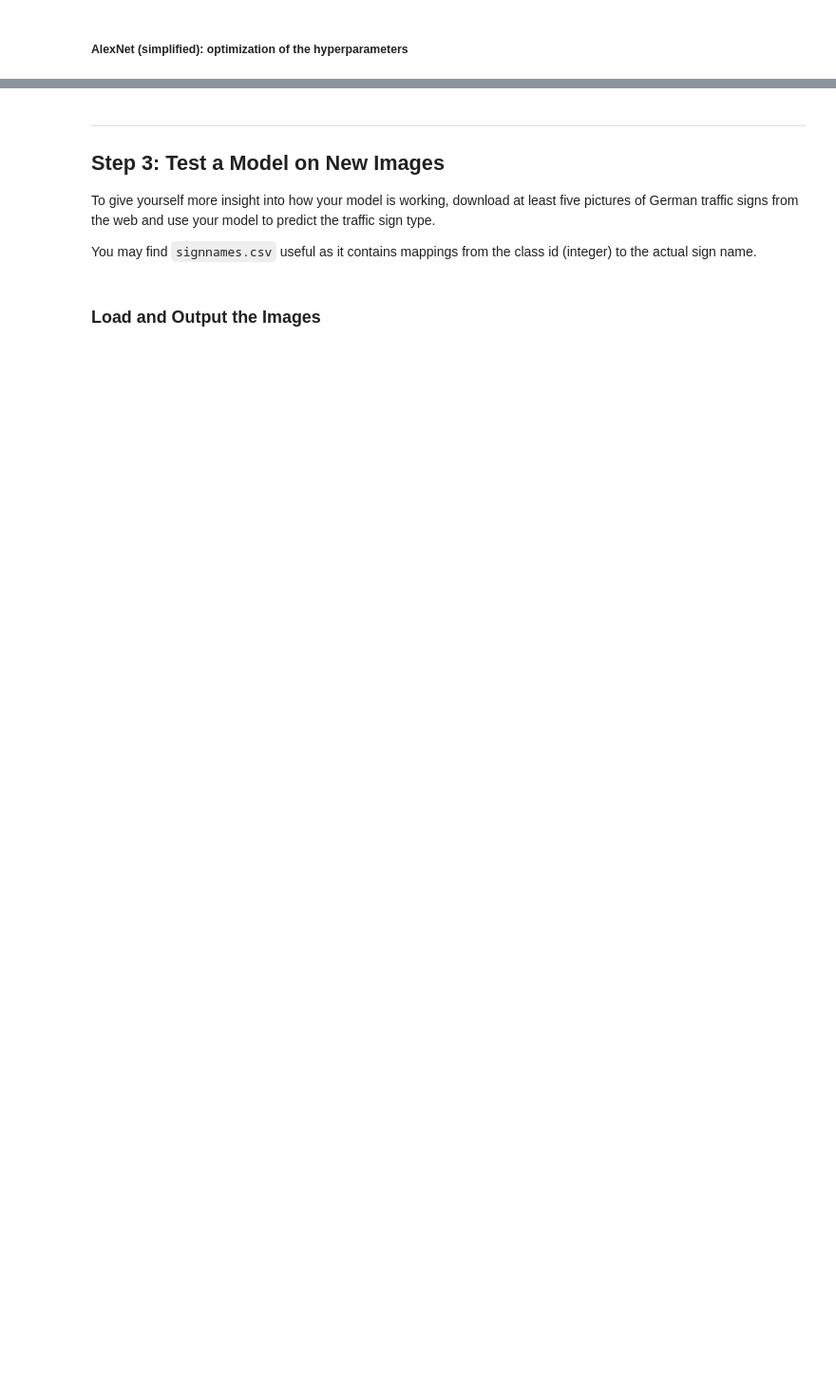
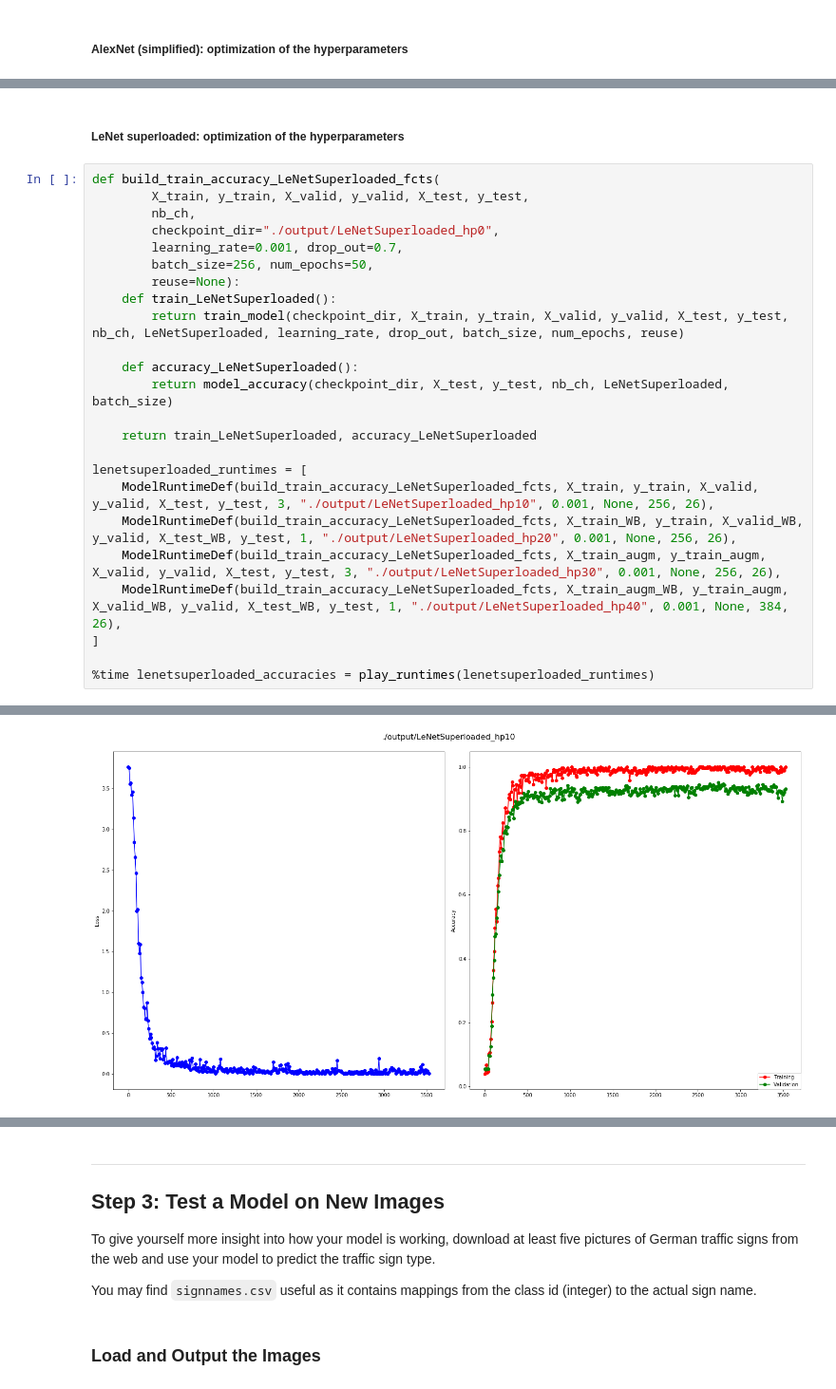
Before and after one commit to Mn0491/Udacity__CarND-TrafficSignClassifier-P2, a Jupyter notebook: Traffic_Sign_Classifier.ipynb, the cells around one changed output, grey strips where cells are left out. Shown at 95% size. Saved outputs shown, nothing was run; the diff lists cells and outputs as text; blank space fills up the shorter version.

```diff
--- a/Traffic_Sign_Classifier.ipynb
+++ b/Traffic_Sign_Classifier.ipynb
@@ -790,0 +890,27 @@ runtimes = [
+# %% [markdown]
+##### LeNet superloaded: optimization of the hyperparameters
+# %%
+def build_train_accuracy_LeNetSuperloaded_fcts(
+        X_train, y_train, X_valid, y_valid, X_test, y_test,
+        nb_ch,
+        checkpoint_dir="./output/LeNetSuperloaded_hp0",
+        learning_rate=0.001, drop_out=0.7,
+        batch_size=256, num_epochs=50,
+        reuse=None):
+    def train_LeNetSuperloaded():
+        return train_model(checkpoint_dir, X_train, y_train, X_valid, y_valid, X_test, y_test, nb_ch, LeNetSuperloaded, learning_rate, drop_out, batch_size, num_epochs, reuse)
+
+    def accuracy_LeNetSuperloaded():
+        return model_accuracy(checkpoint_dir, X_test, y_test, nb_ch, LeNetSuperloaded, batch_size)
+
+    return train_LeNetSuperloaded, accuracy_LeNetSuperloaded
+
+lenetsuperloaded_runtimes = [
+    ModelRuntimeDef(build_train_accuracy_LeNetSuperloaded_fcts, X_train, y_train, X_valid, y_valid, X_test, y_test, 3, "./output/LeNetSuperloaded_hp10", 0.001, None, 256, 26),
+    ModelRuntimeDef(build_train_accuracy_LeNetSuperloaded_fcts, X_train_WB, y_train, X_valid_WB, y_valid, X_test_WB, y_test, 1, "./output/LeNetSuperloaded_hp20", 0.001, None, 256, 26),
+    ModelRuntimeDef(build_train_accuracy_LeNetSuperloaded_fcts, X_train_augm, y_train_augm, X_valid, y_valid, X_test, y_test, 3, "./output/LeNetSuperloaded_hp30", 0.001, None, 256, 26),
+    ModelRuntimeDef(build_train_accuracy_LeNetSuperloaded_fcts, X_train_augm_WB, y_train_augm, X_valid_WB, y_valid, X_test_WB, y_test, 1, "./output/LeNetSuperloaded_hp40", 0.001, None, 384, 26),
+]
+
+%time lenetsuperloaded_accuracies = play_runtimes(lenetsuperloaded_runtimes)
+# %% [output]
@@ -790,0 +934 @@ runtimes = [
+[figure, added]
```
Also changed, not shown: parts of 23 cells of this notebook.
